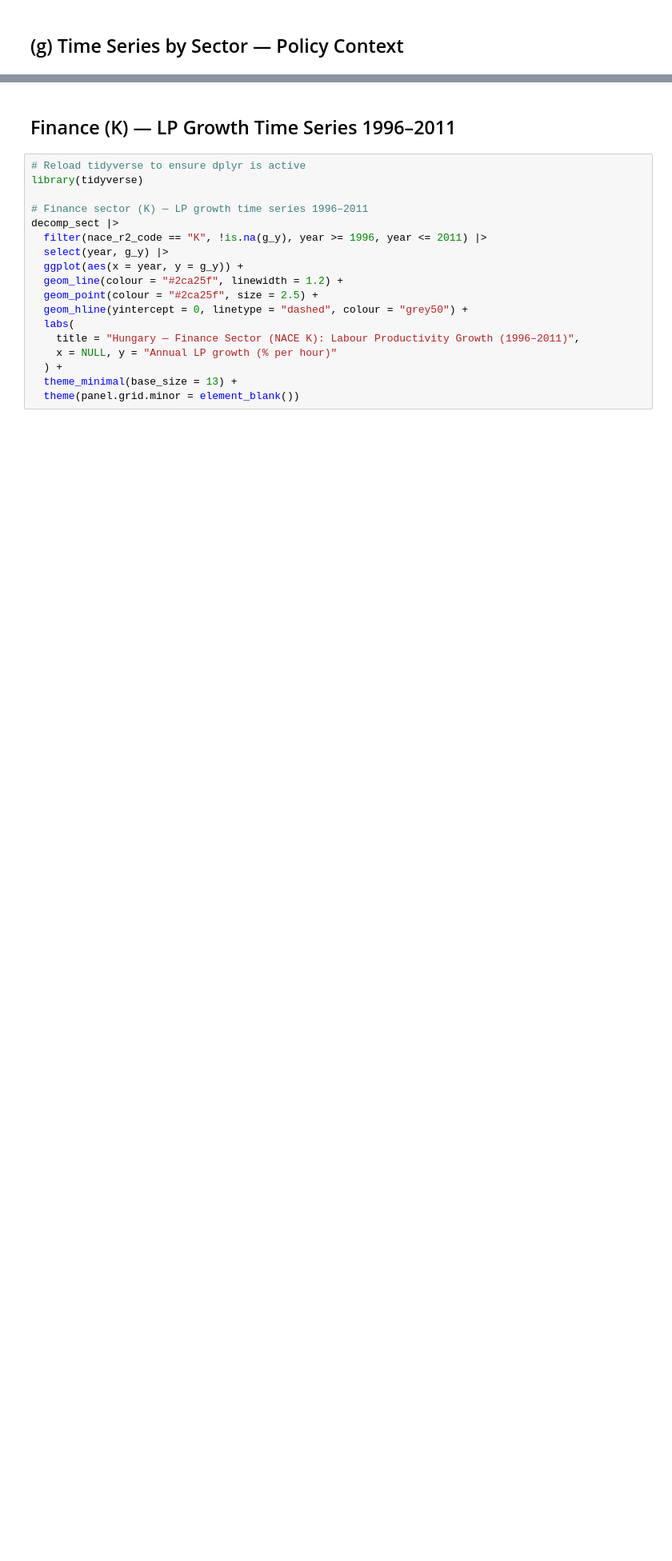
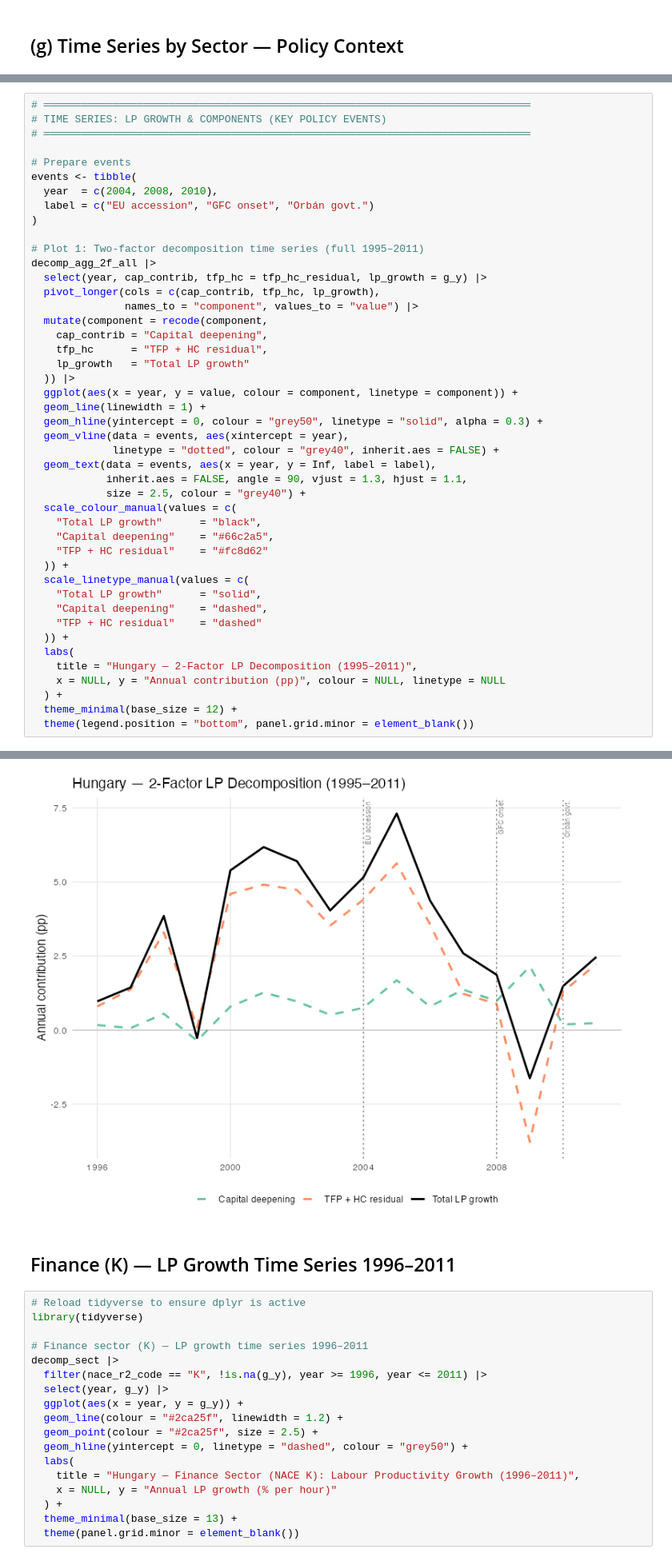
Before and after one commit to kaif1808/imHungary, a Jupyter notebook: hungary_growth_accounting-2.ipynb, the cells around one changed output, grey strips where cells are left out. Shown at 80% size. Cells and saved outputs as stored; diff of their text form; blank space fills up the shorter version.

```diff
--- a/hungary_growth_accounting-2.ipynb
+++ b/hungary_growth_accounting-2.ipynb
@@ -736,0 +908,46 @@ decomp_agg |>
+# %%
+# ══════════════════════════════════════════════════════════════════════════════
+# TIME SERIES: LP GROWTH & COMPONENTS (KEY POLICY EVENTS)
+# ══════════════════════════════════════════════════════════════════════════════
+
+# Prepare events
+events <- tibble(
+  year  = c(2004, 2008, 2010),
+  label = c("EU accession", "GFC onset", "Orbán govt.")
+)
+
+# Plot 1: Two-factor decomposition time series (full 1995–2011)
+decomp_agg_2f_all |>
+  select(year, cap_contrib, tfp_hc = tfp_hc_residual, lp_growth = g_y) |>
+  pivot_longer(cols = c(cap_contrib, tfp_hc, lp_growth),
+               names_to = "component", values_to = "value") |>
+  mutate(component = recode(component,
+    cap_contrib = "Capital deepening",
+    tfp_hc      = "TFP + HC residual",
+    lp_growth   = "Total LP growth"
+  )) |>
+  ggplot(aes(x = year, y = value, colour = component, linetype = component)) +
+  geom_line(linewidth = 1) +
+  geom_hline(yintercept = 0, colour = "grey50", linetype = "solid", alpha = 0.3) +
+  geom_vline(data = events, aes(xintercept = year),
+             linetype = "dotted", colour = "grey40", inherit.aes = FALSE) +
+  geom_text(data = events, aes(x = year, y = Inf, label = label),
+            inherit.aes = FALSE, angle = 90, vjust = 1.3, hjust = 1.1,
+            size = 2.5, colour = "grey40") +
+  scale_colour_manual(values = c(
+    "Total LP growth"      = "black",
+    "Capital deepening"    = "#66c2a5",
+    "TFP + HC residual"    = "#fc8d62"
+  )) +
+  scale_linetype_manual(values = c(
+    "Total LP growth"      = "solid",
+    "Capital deepening"    = "dashed",
+    "TFP + HC residual"    = "dashed"
+  )) +
+  labs(
+    title = "Hungary — 2-Factor LP Decomposition (1995–2011)",
+    x = NULL, y = "Annual contribution (pp)", colour = NULL, linetype = NULL
+  ) +
+  theme_minimal(base_size = 12) +
+  theme(legend.position = "bottom", panel.grid.minor = element_blank())
+# %% [output]
@@ -737,3 +957,4 @@ decomp_agg |>
+[figure, added]
 # %% [markdown]
 ## Finance (K) — LP Growth Time Series 1996–2011
 # %%
```
Also changed, not shown: parts of 16 cells of this notebook, 8 other files.
